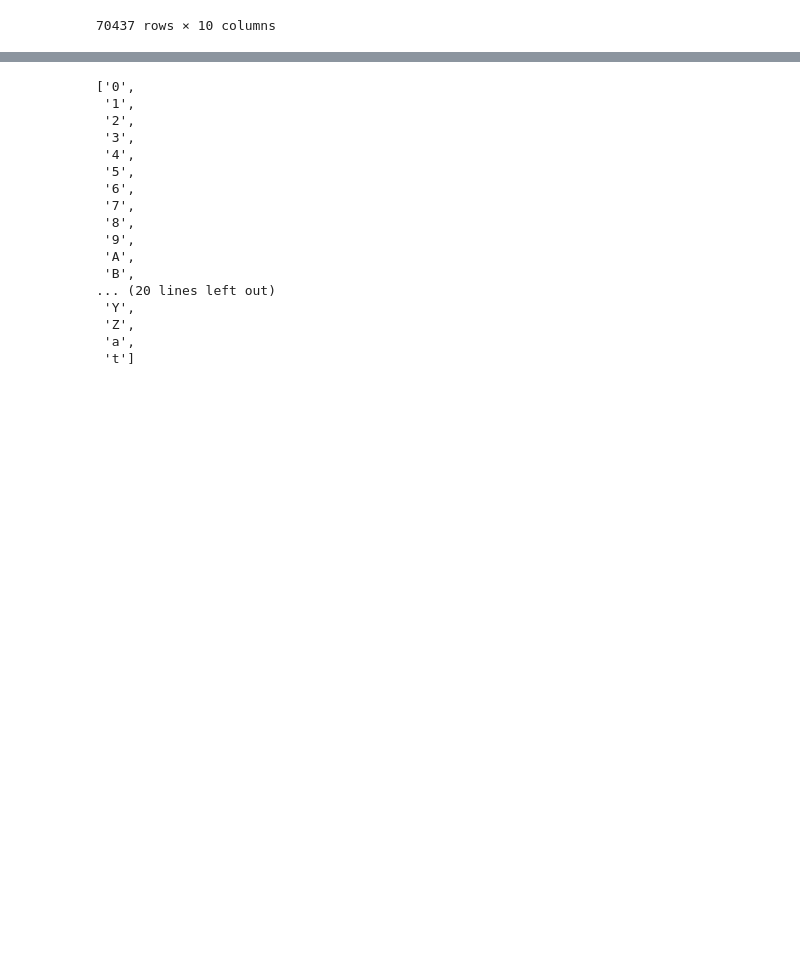
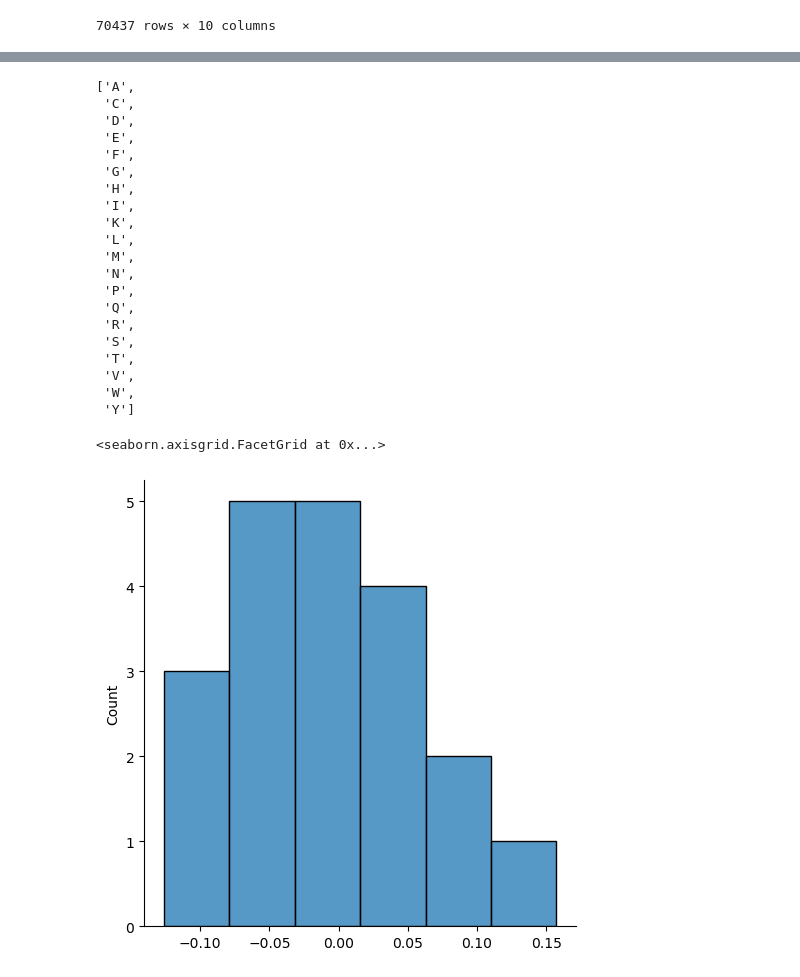
Before and after one commit to iskandr/bcb731, a Jupyter notebook: notebooks/3 - p-values vs accuracy.ipynb, the cells around one changed output, grey strips where cells are left out. Drawn from its saved outputs; the diff is of its cells as text; code cells hidden in the pictures; blank space fills up the shorter version.

```diff
--- a/notebooks/3 - p-values vs accuracy.ipynb
+++ b/notebooks/3 - p-values vs accuracy.ipynb
@@ -240,25 +406,33 @@ Total number of generated features = 36
 # %%
-feature_names = sorted(df_new_features.columns);
-feature_names
+feature_names_1 = sorted(df_new_features_1.columns);
+feature_names_1
 # %% [output]
-['0',
- '1',
- '2',
- '3',
- '4',
- '5',
- '6',
- '7',
- '8',
- '9',
- 'A',
- 'B',
-... (20 lines left out)
- 'Y',
- 'Z',
- 'a',
- 't']
+['A',
+ 'C',
+ 'D',
+ 'E',
+ 'F',
+ 'G',
+ 'H',
+ 'I',
+ 'K',
+ 'L',
+ 'M',
+ 'N',
+ 'P',
+ 'Q',
+ 'R',
+ 'S',
+ 'T',
+ 'V',
+ 'W',
+ 'Y']
 # %%
 # get the correlation of every feature with the target label
-correlations = df_new_features.corrwith(df_survival.survived_1yr);
+correlations_1 = df_new_features_1.corrwith(df_join_inner.survived_1yr);
+# plot the distribution of random correlations
+sns.displot(correlations_1)
+# %% [output]
+<seaborn.axisgrid.FacetGrid at 0x...>
+[figure, added]
 # %%
```
Also changed, not shown: parts of 46 cells of this notebook.
